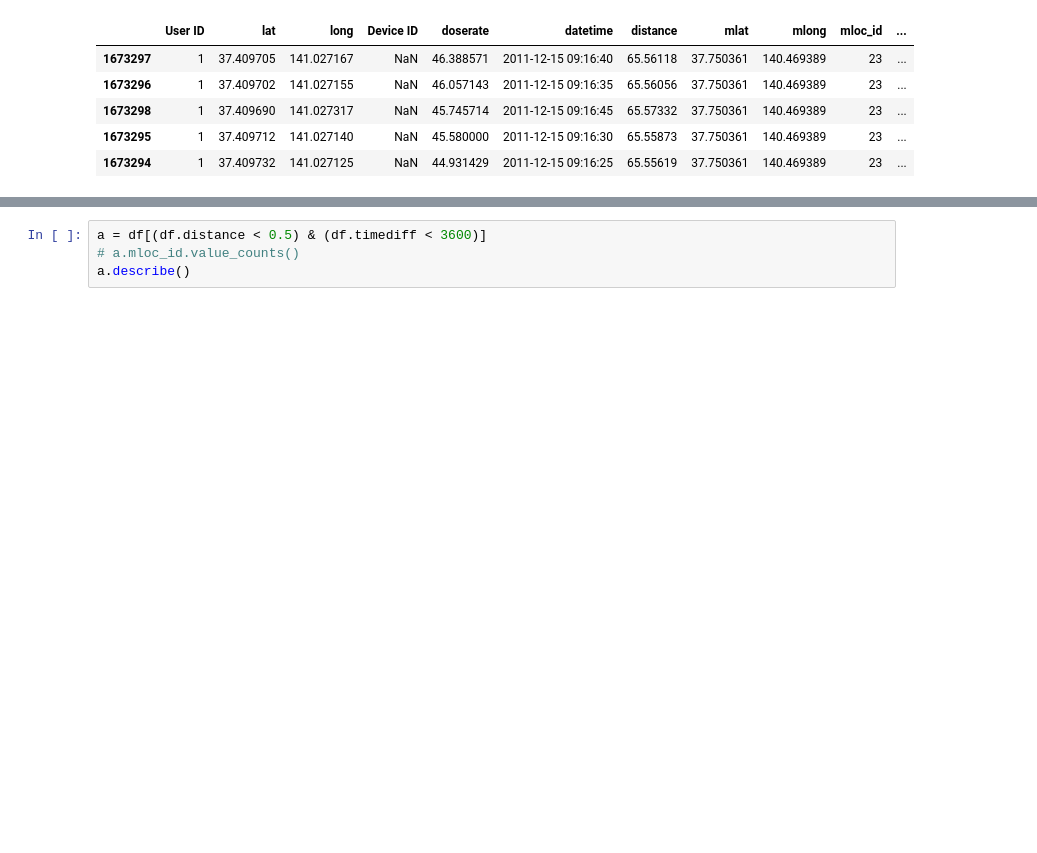
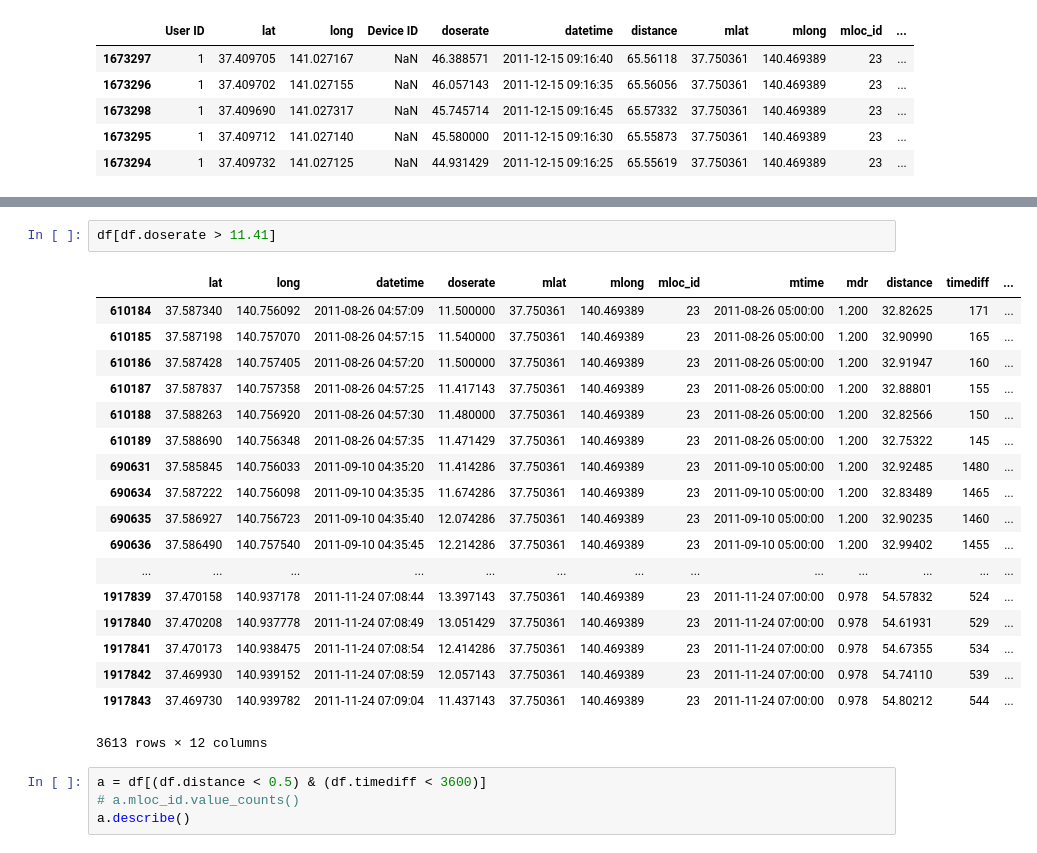
Before and after one commit to fdac15/fukushima, a Jupyter notebook: combined_explore.ipynb, the cells around one changed output, grey strips where cells are left out. Cells and saved outputs as stored; diff of their text form; blank space fills up the shorter version.

```diff
--- a/combined_explore.ipynb
+++ b/combined_explore.ipynb
@@ -180,3 +186,24 @@ df[df.doserate > 11.41].describe()
+# %%
+df[df.doserate > 11.41]
+# %% [output]
+|  | lat | long | datetime | doserate | mlat | mlong | mloc_id | mtime | mdr | distance | timediff | ... |
+| 610184 | 37.587340 | 140.756092 | 2011-08-26 04:57:09 | 11.500000 | 37.750361 | 140.469389 | 23 | 2011-08-26 05:00:00 | 1.200 | 32.82625 | 171 | ... |
+| 610185 | 37.587198 | 140.757070 | 2011-08-26 04:57:15 | 11.540000 | 37.750361 | 140.469389 | 23 | 2011-08-26 05:00:00 | 1.200 | 32.90990 | 165 | ... |
+| 610186 | 37.587428 | 140.757405 | 2011-08-26 04:57:20 | 11.500000 | 37.750361 | 140.469389 | 23 | 2011-08-26 05:00:00 | 1.200 | 32.91947 | 160 | ... |
+| 610187 | 37.587837 | 140.757358 | 2011-08-26 04:57:25 | 11.417143 | 37.750361 | 140.469389 | 23 | 2011-08-26 05:00:00 | 1.200 | 32.88801 | 155 | ... |
+| 610188 | 37.588263 | 140.756920 | 2011-08-26 04:57:30 | 11.480000 | 37.750361 | 140.469389 | 23 | 2011-08-26 05:00:00 | 1.200 | 32.82566 | 150 | ... |
+| 610189 | 37.588690 | 140.756348 | 2011-08-26 04:57:35 | 11.471429 | 37.750361 | 140.469389 | 23 | 2011-08-26 05:00:00 | 1.200 | 32.75322 | 145 | ... |
+| 690631 | 37.585845 | 140.756033 | 2011-09-10 04:35:20 | 11.414286 | 37.750361 | 140.469389 | 23 | 2011-09-10 05:00:00 | 1.200 | 32.92485 | 1480 | ... |
+| 690634 | 37.587222 | 140.756098 | 2011-09-10 04:35:35 | 11.674286 | 37.750361 | 140.469389 | 23 | 2011-09-10 05:00:00 | 1.200 | 32.83489 | 1465 | ... |
+| 690635 | 37.586927 | 140.756723 | 2011-09-10 04:35:40 | 12.074286 | 37.750361 | 140.469389 | 23 | 2011-09-10 05:00:00 | 1.200 | 32.90235 | 1460 | ... |
+| 690636 | 37.586490 | 140.757540 | 2011-09-10 04:35:45 | 12.214286 | 37.750361 | 140.469389 | 23 | 2011-09-10 05:00:00 | 1.200 | 32.99402 | 1455 | ... |
+| ... | ... | ... | ... | ... | ... | ... | ... | ... | ... | ... | ... | ... |
+| 1917839 | 37.470158 | 140.937178 | 2011-11-24 07:08:44 | 13.397143 | 37.750361 | 140.469389 | 23 | 2011-11-24 07:00:00 | 0.978 | 54.57832 | 524 | ... |
+| 1917840 | 37.470208 | 140.937778 | 2011-11-24 07:08:49 | 13.051429 | 37.750361 | 140.469389 | 23 | 2011-11-24 07:00:00 | 0.978 | 54.61931 | 529 | ... |
+| 1917841 | 37.470173 | 140.938475 | 2011-11-24 07:08:54 | 12.414286 | 37.750361 | 140.469389 | 23 | 2011-11-24 07:00:00 | 0.978 | 54.67355 | 534 | ... |
+| 1917842 | 37.469930 | 140.939152 | 2011-11-24 07:08:59 | 12.057143 | 37.750361 | 140.469389 | 23 | 2011-11-24 07:00:00 | 0.978 | 54.74110 | 539 | ... |
+| 1917843 | 37.469730 | 140.939782 | 2011-11-24 07:09:04 | 11.437143 | 37.750361 | 140.469389 | 23 | 2011-11-24 07:00:00 | 0.978 | 54.80212 | 544 | ... |
+3613 rows × 12 columns
 # %%
 a = df[(df.distance < 0.5) & (df.timediff < 3600)]
 # a.mloc_id.value_counts()
```
Also changed, not shown: parts of 11 cells of this notebook, 1 other file.
